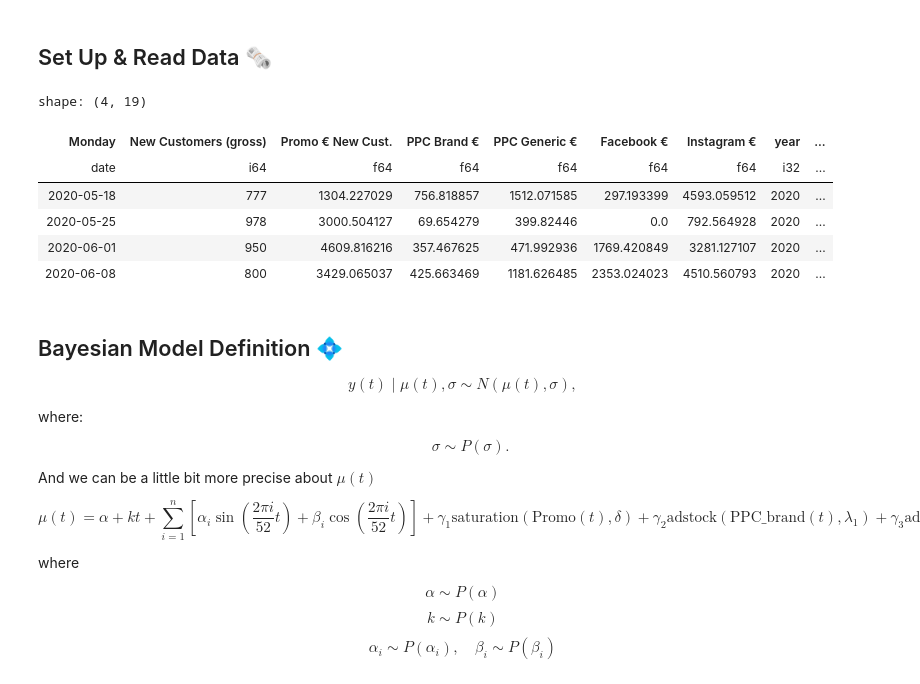
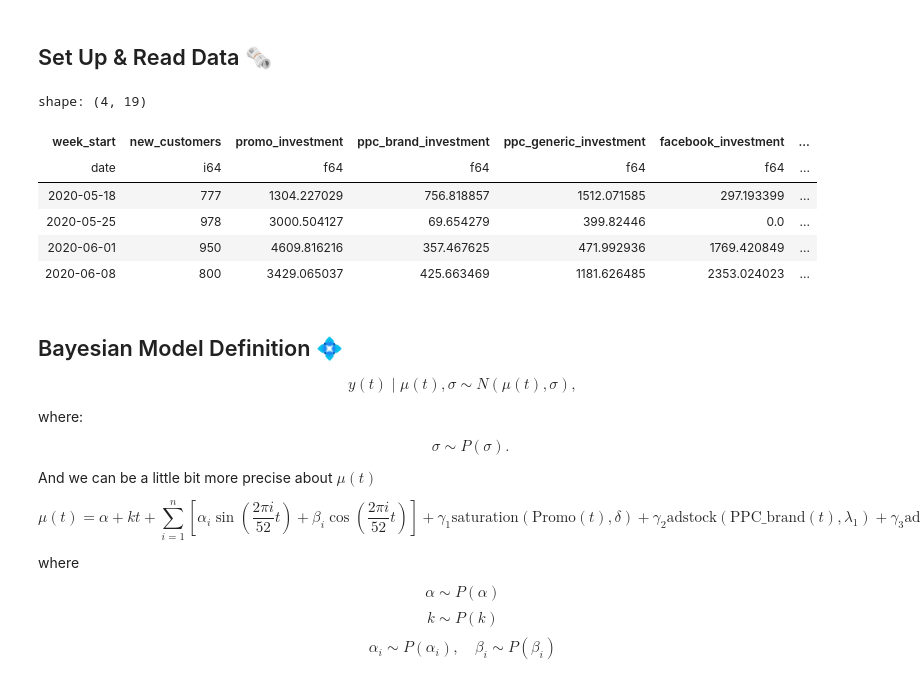
Before and after one commit to xtreamsrl/mmm-workshop, a Jupyter notebook: notebooks/Bayesian Model.ipynb, the cells around one changed output. Cells and saved outputs as stored; diff of their text form; code cells hidden in the pictures.

```diff
--- a/notebooks/Bayesian Model.ipynb
+++ b/notebooks/Bayesian Model.ipynb
@@ -63,16 +63,3 @@ import plotly.graph_objects as go
 import plotly.io as pio
 pio.templates.default = 'plotly_white'
 output.enable_custom_widget_manager()
-# %%
-path = '/content/mmm_data_for_regression.parquet'
-df = pl.read_parquet(path).sort('Monday')
-
-df.head(4)
-# %% [output]
-shape: (4, 19)
-| Monday | New Customers (gross) | Promo € New Cust. | PPC Brand € | PPC Generic € | Facebook € | Instagram € | year | ... |
-| date | i64 | f64 | f64 | f64 | f64 | f64 | i32 | ... |
-| 2020-05-18 | 777 | 1304.227029 | 756.818857 | 1512.071585 | 297.193399 | 4593.059512 | 2020 | ... |
-| 2020-05-25 | 978 | 3000.504127 | 69.654279 | 399.82446 | 0.0 | 792.564928 | 2020 | ... |
-| 2020-06-01 | 950 | 4609.816216 | 357.467625 | 471.992936 | 1769.420849 | 3281.127107 | 2020 | ... |
-| 2020-06-08 | 800 | 3429.065037 | 425.663469 | 1181.626485 | 2353.024023 | 4510.560793 | 2020 | ... |
@@ -90,2 +66,15 @@ df = df.rename(rename_columns)
+# %%
+data_link = "https://docs.google.com/spreadsheets/d/1zvgq2e_TGb0wMMFM0Zu0NdKieAXi81gB69SmnTMiKls/export?gid=84725001&format=csv"
+df = pl.read_csv(data_link).with_columns(pl.col('week_start').cast(pl.Date)).sort('week_start')
+
+df.head(4)
+# %% [output]
+shape: (4, 19)
+| week_start | new_customers | promo_investment | ppc_brand_investment | ppc_generic_investment | facebook_investment | ... |
+| date | i64 | f64 | f64 | f64 | f64 | ... |
+| 2020-05-18 | 777 | 1304.227029 | 756.818857 | 1512.071585 | 297.193399 | ... |
+| 2020-05-25 | 978 | 3000.504127 | 69.654279 | 399.82446 | 0.0 | ... |
+| 2020-06-01 | 950 | 4609.816216 | 357.467625 | 471.992936 | 1769.420849 | ... |
+| 2020-06-08 | 800 | 3429.065037 | 425.663469 | 1181.626485 | 2353.024023 | ... |
 # %%
 target = 'new_customers'
```
Also changed, not shown: parts of 39 cells of this notebook, 2 other files.
